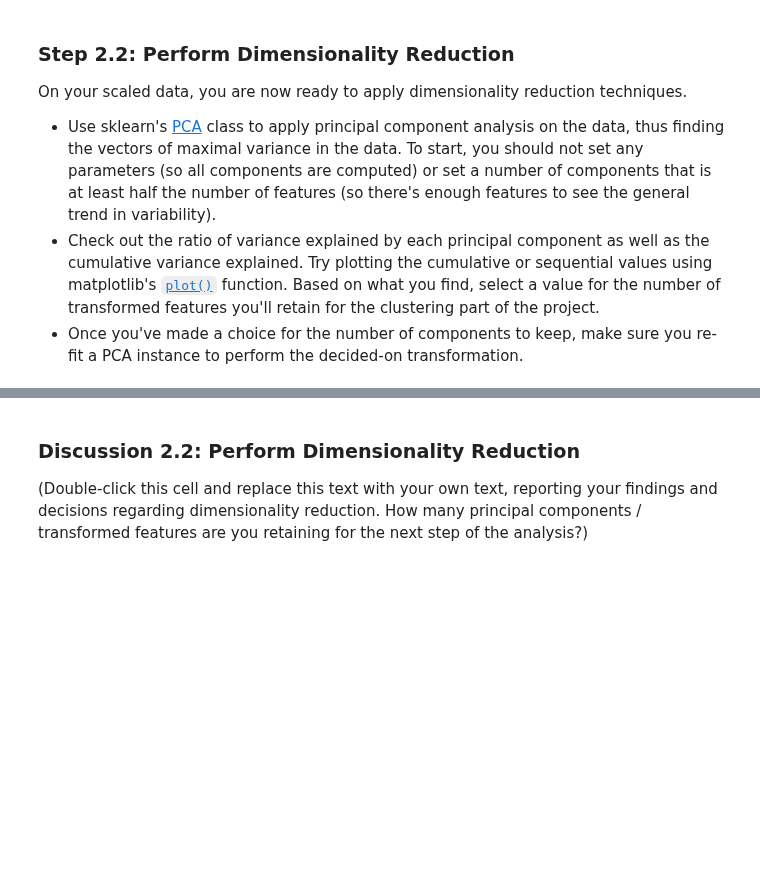
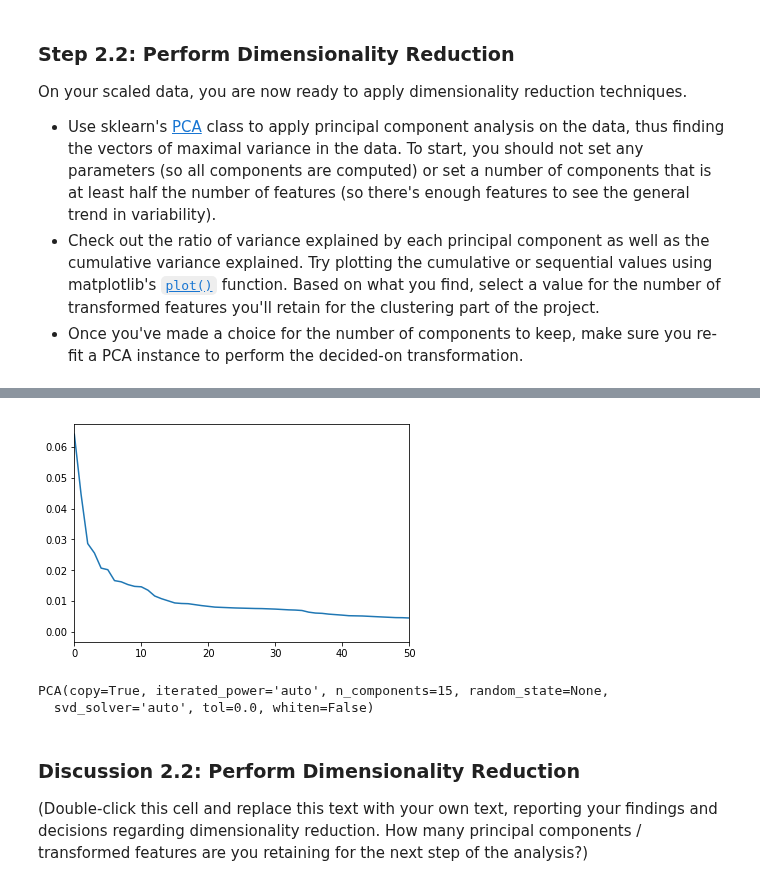
Before and after one commit to jeff-daniels/Udacity-Machine-Learning-Introduction-Nanodegree, a Jupyter notebook: Project 3: Identify Customer Segments/Identify_Customer_Segments.ipynb, the cells around one changed output, grey strips where cells are left out. Saved outputs shown, nothing was run; the diff lists cells and outputs as text; code cells hidden in the pictures; blank space fills up the shorter version.

```diff
--- a/Project 3: Identify Customer Segments/Identify_Customer_Segments.ipynb
+++ b/Project 3: Identify Customer Segments/Identify_Customer_Segments.ipynb
@@ -943,5 +960,21 @@ On your scaled data, you are now ready to apply dimensionality reduction techniq
+# %%
+plt.plot(pca_variance)
+plt.xlim(0,50)
+plt.show()
+# %% [output]
+[figure, added]
 # %%
 # Re-apply PCA to the data while selecting for number of components to retain.
+tic = time.time()
+n_components=15
+pca_refit = PCA(n_components=n_components)
+pca_refit.fit(gen_scaled)
+gen_reduced = pca_refit.transform(gen_scaled)
+toc = time.time()
+print('Time elapsed re-fitting the PCA: {}'.format(toc-tic))
+# %% [output]
+PCA(copy=True, iterated_power='auto', n_components=15, random_state=None,
+  svd_solver='auto', tol=0.0, whiten=False)
 # %% [markdown]
 ### Discussion 2.2: Perform Dimensionality Reduction
 
```
Also changed, not shown: parts of 11 cells of this notebook.
